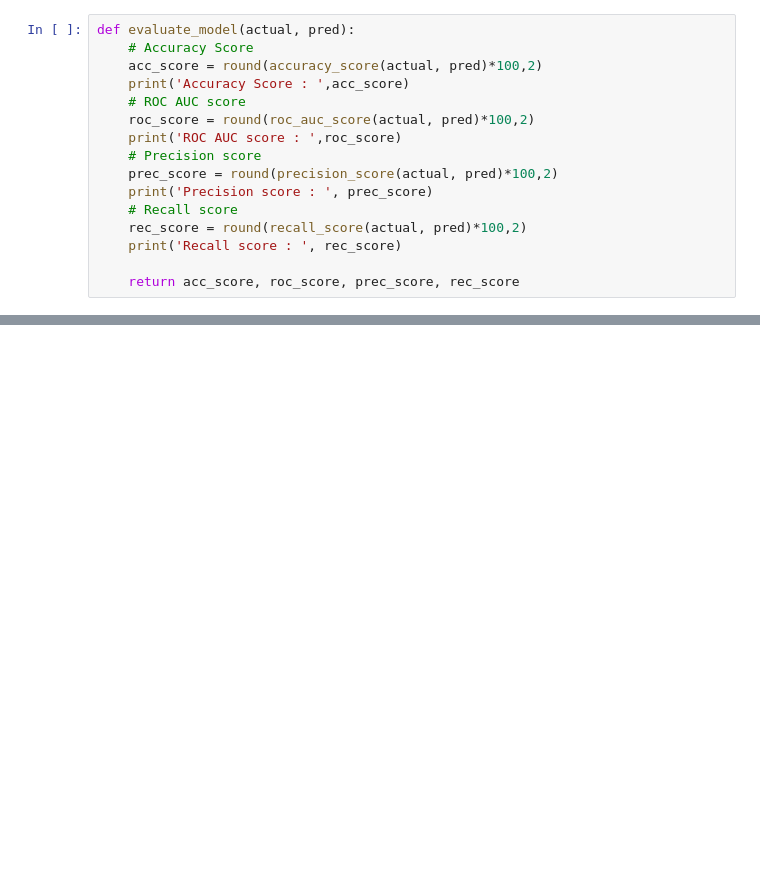
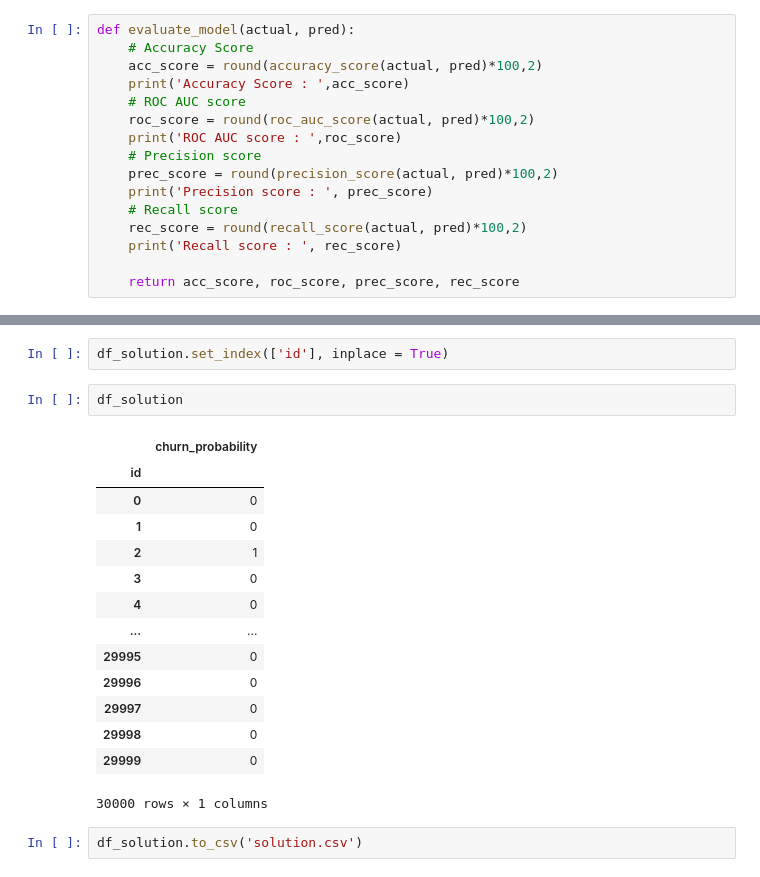
Before and after one commit to mail2uttamsarkar/TelecomChurnCaseStudyAssignment, a Jupyter notebook: TelecomChurn.ipynb, the cells around one changed output, grey strips where cells are left out. Saved outputs shown, nothing was run; the diff lists cells and outputs as text; blank space fills up the shorter version.

```diff
--- a/TelecomChurn.ipynb
+++ b/TelecomChurn.ipynb
@@ -889,0 +1275,21 @@ Recall score :  94.46
+# %%
+df_solution.set_index(['id'], inplace = True)
+# %%
+df_solution
+# %% [output]
+|  | churn_probability |
+| id |  |
+| 0 | 0 |
+| 1 | 0 |
+| 2 | 1 |
+| 3 | 0 |
+| 4 | 0 |
+| ... | ... |
+| 29995 | 0 |
+| 29996 | 0 |
+| 29997 | 0 |
+| 29998 | 0 |
+| 29999 | 0 |
+30000 rows × 1 columns
+# %%
+df_solution.to_csv('solution.csv')
```
Also changed, not shown: parts of 86 cells of this notebook.
